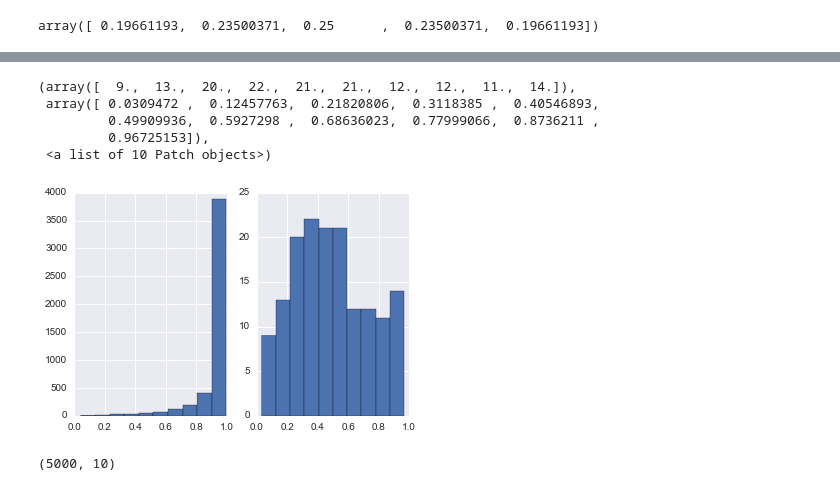
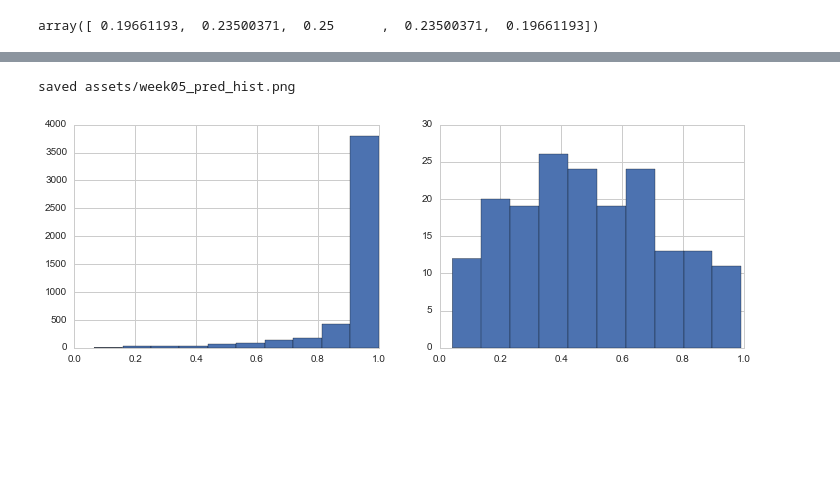
Before and after one commit to uents/coursera-ml, a Jupyter notebook: week05/neural_network_learning.ipynb, the cells around one changed output, grey strips where cells are left out. Cells and saved outputs as stored; diff of their text form; code cells hidden in the pictures; blank space fills up the shorter version.

Commit message:
week05: refactoring

```diff
--- a/week05/neural_network_learning.ipynb
+++ b/week05/neural_network_learning.ipynb
@@ -105,0 +98,9 @@ J = 2.38969940619
+# %%
+num_input_units  = X.shape[1]
+num_hidden_units = 25
+num_output_units = len(np.unique(y))
+
+initial_theta1 = rand_initialize_weights((num_hidden_units, num_input_units+1))
+initial_theta2 = rand_initialize_weights((num_output_units, num_hidden_units+1))
+
+theta1, theta2, J_history = optimize_params(initial_theta1, initial_theta2, X, y, 1.)
@@ -105,0 +113,9 @@ J = 2.38969940619
+# %%
+plt.rcParams['figure.figsize'] = default_figsize
+
+fig = plt.figure()
+ax = fig.add_subplot(1,1,1)
+ax.plot(J_history)
+ax.set_xlabel('iterations')
+ax.set_ylabel('cost J')
+savefig('week05_cost_history.png')
@@ -106,5 +127,8 @@ J = 2.38969940619
 # %%
 preds = predict(theta1, theta2, X)
-pred_classes = np.array([p['class'] for p in preds]).reshape(len(preds), 1)
+pred_classes = np.array([p['class'] for p in preds]).reshape(-1, 1)
+pred_values = np.array([p['values'] for p in preds]).reshape(pred_classes.shape[0], -1)
+pred_max_values = np.array([max(p) for p in pred_values]).reshape(-1, 1)
+
 compute_train_accuracy(pred_classes, y)
 # %% [output]
@@ -119,0 +139,9 @@ display_data(X, labels, np.random.permutation(mistakes)[0:80])
+# %%
+ixs = sorted(np.random.permutation(mistakes)[0:80])
+mistake_frame = train_frame.take(ixs)
+images = mistake_frame['image'].values
+labels = pred_classes[ixs].ravel().tolist()
+
+plt.rcParams['figure.figsize'] = (15, 10)
+display_data(images, labels)
+savefig('week05_mistakes.png')
@@ -120,20 +151,11 @@ display_data(X, labels, np.random.permutation(mistakes)[0:80])
 # %%
-df = pd.DataFrame(data=preds)
-
-plt.rcParams['figure.figsize'] = (6.0, 4.0)
+plt.rcParams['figure.figsize'] = (12.0, 4.0)
 fig = plt.figure()
 ax = fig.add_subplot(1,2,1)
-ax.hist(df.ix[corrects].value)
+ax.hist(pred_max_values[corrects])
 ax = fig.add_subplot(1,2,2)
-ax.hist(df.ix[mistakes].value)
+ax.hist(pred_max_values[mistakes])
+savefig('week05_pred_hist.png')
 # %% [output]
-(array([  9.,  13.,  20.,  22.,  21.,  21.,  12.,  12.,  11.,  14.]),
- array([ 0.0309472 ,  0.12457763,  0.21820806,  0.3118385 ,  0.40546893,
-         0.49909936,  0.5927298 ,  0.68636023,  0.77999066,  0.8736211 ,
-         0.96725153]),
- <a list of 10 Patch objects>)
+saved assets/week05_pred_hist.png
-[figure, old version]
+[figure, new version]
-# %%
-(np.identity(num_labels)[y-1,:])[:,0,:].shape
-# %% [output]
-(5000, 10)
```
Also changed, not shown: parts of 21 cells of this notebook, 1 other file.
